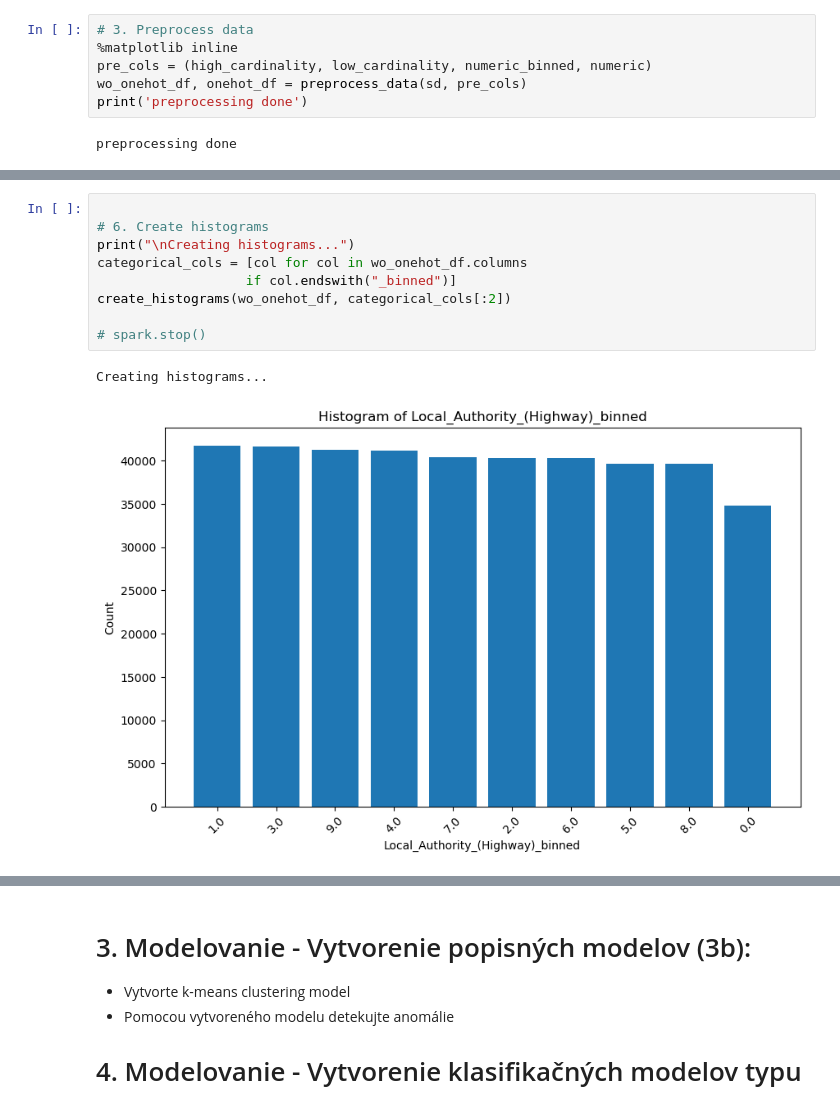
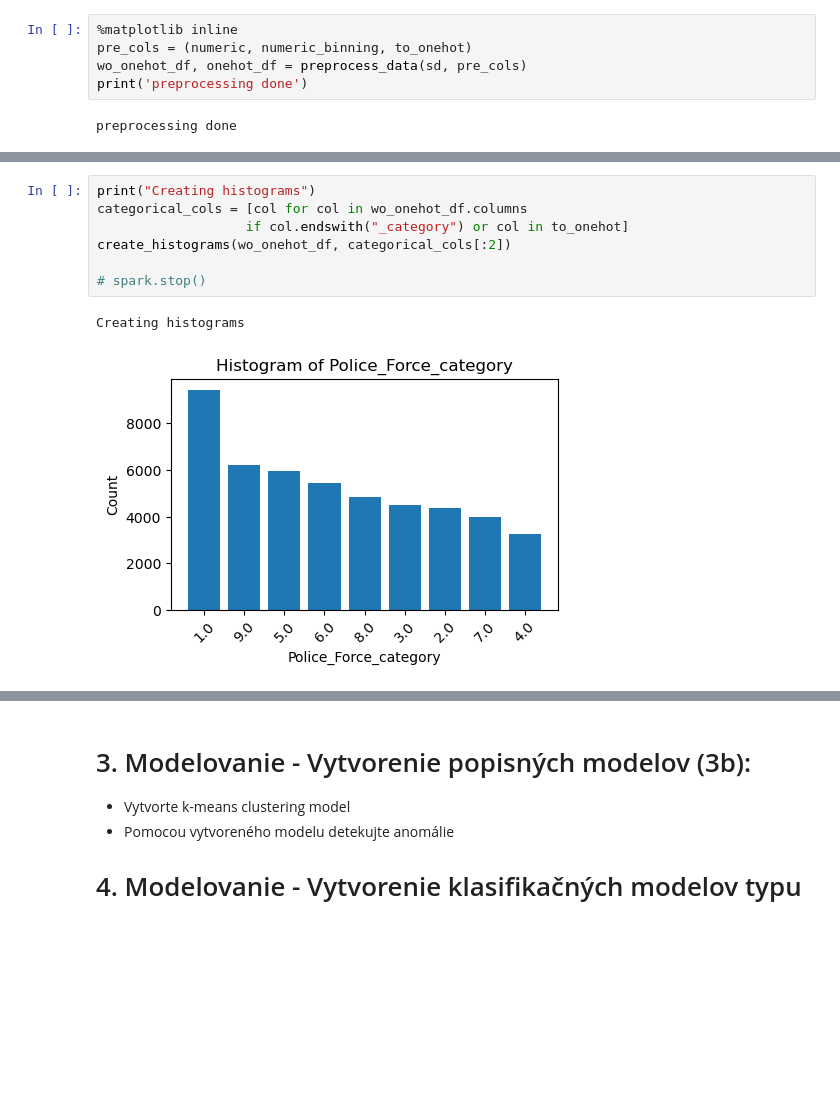
Before and after one commit to EgoHackZero/TSVD, a Jupyter notebook: main.ipynb, the cells around one changed output, grey strips where cells are left out. Saved outputs shown, nothing was run; the diff lists cells and outputs as text; blank space fills up the shorter version.

```diff
--- a/main.ipynb
+++ b/main.ipynb
@@ -358,7 +291,6 @@ def show_ig_table(df, input_cols, target_col):
 # %%
-# 3. Preprocess data
 %matplotlib inline
-pre_cols = (high_cardinality, low_cardinality, numeric_binned, numeric)
+pre_cols = (numeric, numeric_binning, to_onehot)
 wo_onehot_df, onehot_df = preprocess_data(sd, pre_cols)
 print('preprocessing done')
 # %% [output]
@@ -406,12 +341,10 @@ Driver_Home_Area_Type                      0.612785               1.000000
 # %%
-
-# 6. Create histograms
-print("\nCreating histograms...")
+print("Creating histograms")
 categorical_cols = [col for col in wo_onehot_df.columns
-                   if col.endswith("_binned")]
+                   if col.endswith("_category") or col in to_onehot]
 create_histograms(wo_onehot_df, categorical_cols[:2])
 
 # spark.stop()
 # %% [output]
-Creating histograms...
+Creating histograms
-[figure, old version]
+[figure, new version]
```
Also changed, not shown: parts of 7 cells of this notebook.
